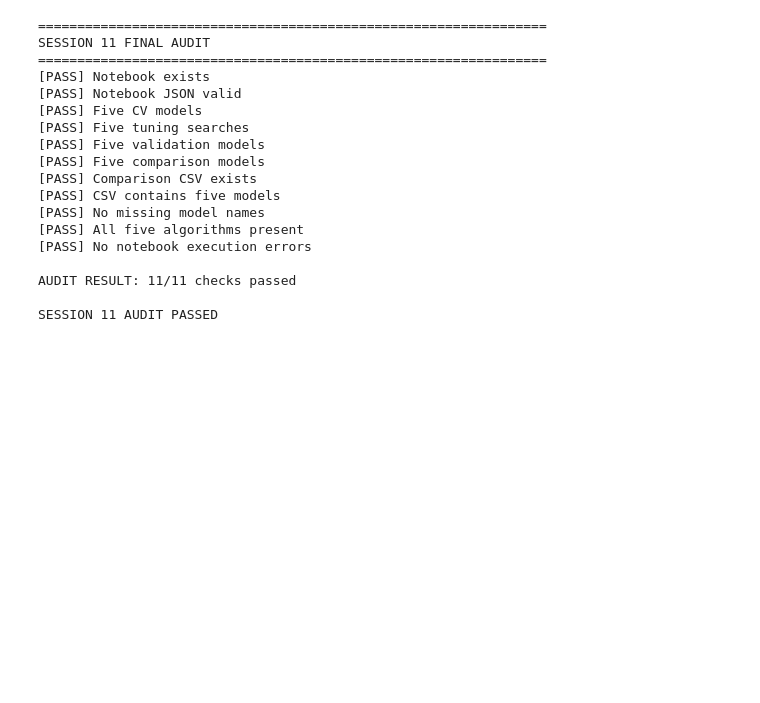
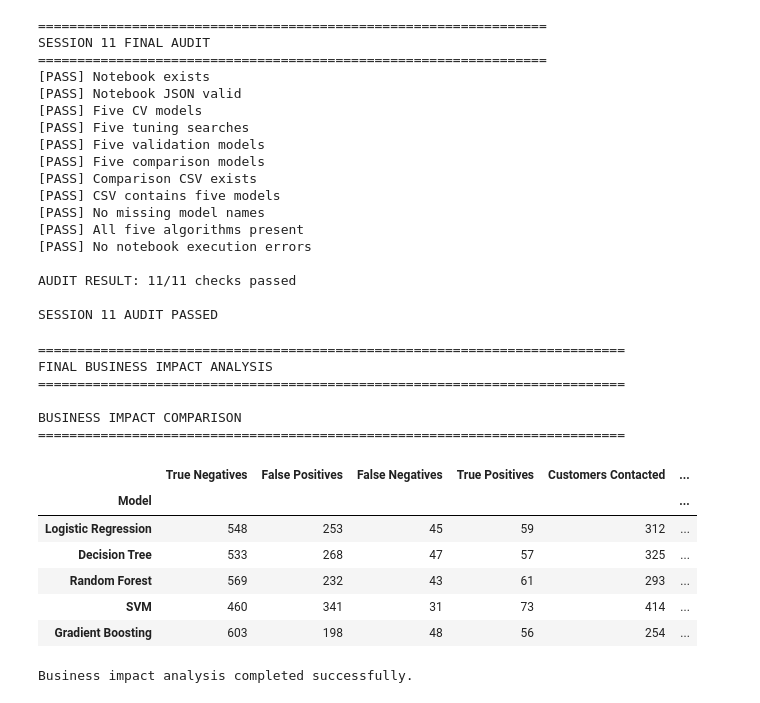
Before and after one commit to ajeetsherkar/Bank-Marketing-ML-PBL, a Jupyter notebook: notebooks/05_model_development.ipynb, the cells around one changed output. Cells and saved outputs as stored; diff of their text form; code cells hidden in the pictures; blank space fills up the shorter version.

Commit message:
feat: finalize model selection and business impact analysis

```diff
--- a/notebooks/05_model_development.ipynb
+++ b/notebooks/05_model_development.ipynb
@@ -2511,3 +2511,80 @@ SESSION 11 FINAL AUDIT
 AUDIT RESULT: 11/11 checks passed
 
 SESSION 11 AUDIT PASSED
+# %%
+# ==========================================
+# PHASE 6 - FINAL BUSINESS IMPACT ANALYSIS
+# ==========================================
+
+from sklearn.metrics import confusion_matrix
+import pandas as pd
+
+business_impact_results = []
+final_confusion_matrices = {}
+
+print("=" * 75)
+print("FINAL BUSINESS IMPACT ANALYSIS")
+print("=" * 75)
+
+for model_name, model in tuned_validation_models.items():
+
+    predictions = model.predict(X_val)
+
+    tn, fp, fn, tp = confusion_matrix(
+        y_val,
+        predictions,
+        labels=[0, 1]
+    ).ravel()
+
+    final_confusion_matrices[model_name] = {
+        "TN": tn,
+        "FP": fp,
+        "FN": fn,
+        "TP": tp
+    }
+
+    precision = tp / (tp + fp) if (tp + fp) else 0
+    recall = tp / (tp + fn) if (tp + fn) else 0
+
+    business_impact_results.append({
+        "Model": model_name,
+        "True Negatives": tn,
+        "False Positives": fp,
+        "False Negatives": fn,
+        "True Positives": tp,
+        "Customers Contacted": tp + fp,
+        "Potential Subscribers Identified": tp,
+        "Subscribers Missed": fn,
+        "Precision": precision,
+        "Recall": recall
+    })
+
+business_impact_df = pd.DataFrame(business_impact_results)
+
+print("\nBUSINESS IMPACT COMPARISON")
+print("=" * 75)
+
+display(
+    business_impact_df
+    .set_index("Model")
+    .round(4)
+)
+
+assert len(business_impact_df) == 5
+
+print("\nBusiness impact analysis completed successfully.")
+# %% [output]
+===========================================================================
+FINAL BUSINESS IMPACT ANALYSIS
+===========================================================================
+
+BUSINESS IMPACT COMPARISON
+===========================================================================
+|  | True Negatives | False Positives | False Negatives | True Positives | Customers Contacted | ... |
+| Model |  |  |  |  |  | ... |
+| Logistic Regression | 548 | 253 | 45 | 59 | 312 | ... |
+| Decision Tree | 533 | 268 | 47 | 57 | 325 | ... |
+| Random Forest | 569 | 232 | 43 | 61 | 293 | ... |
+| SVM | 460 | 341 | 31 | 73 | 414 | ... |
+| Gradient Boosting | 603 | 198 | 48 | 56 | 254 | ... |
+Business impact analysis completed successfully.
```
Also changed, not shown: parts of 5 cells of this notebook, 1 other file.
